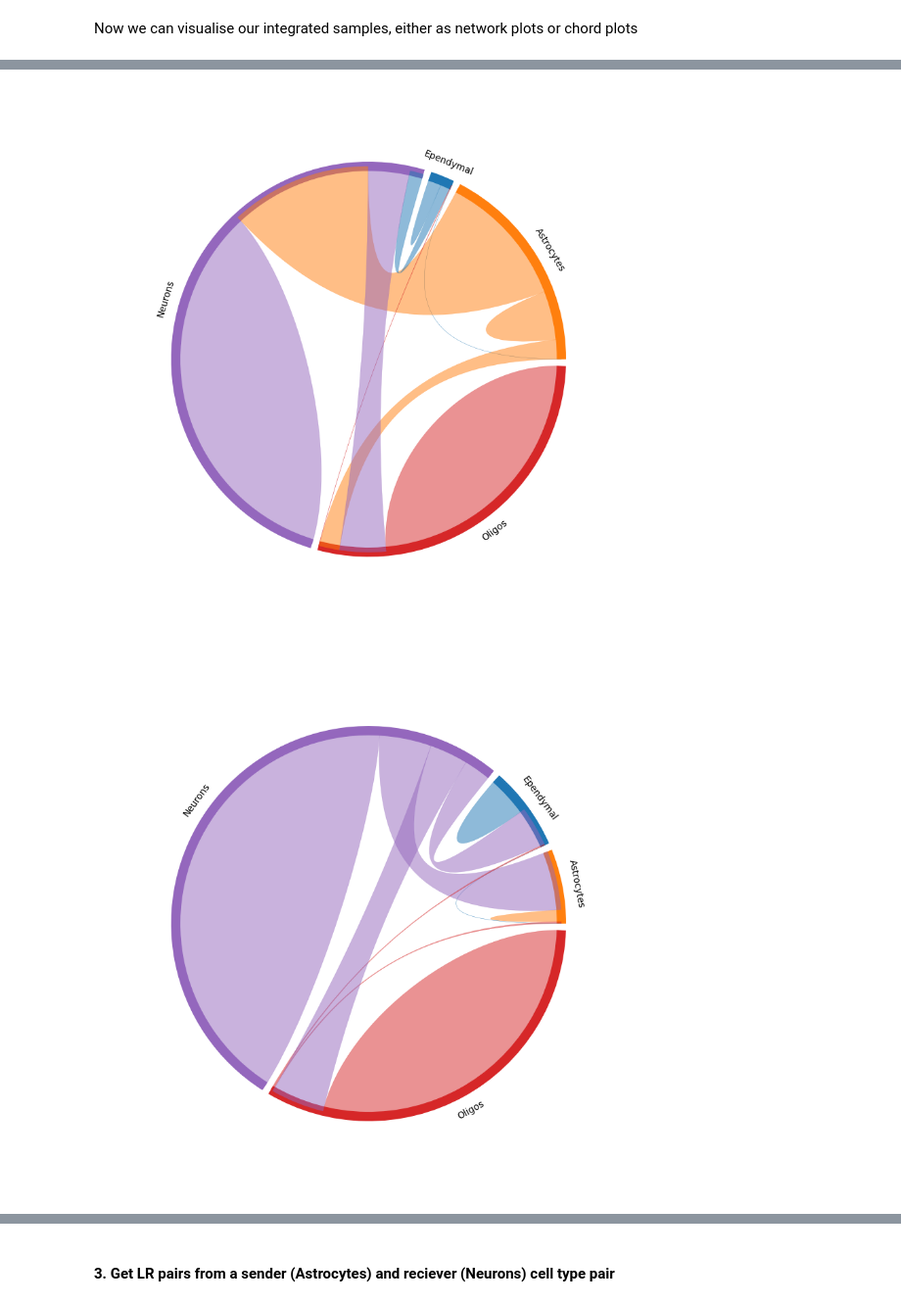
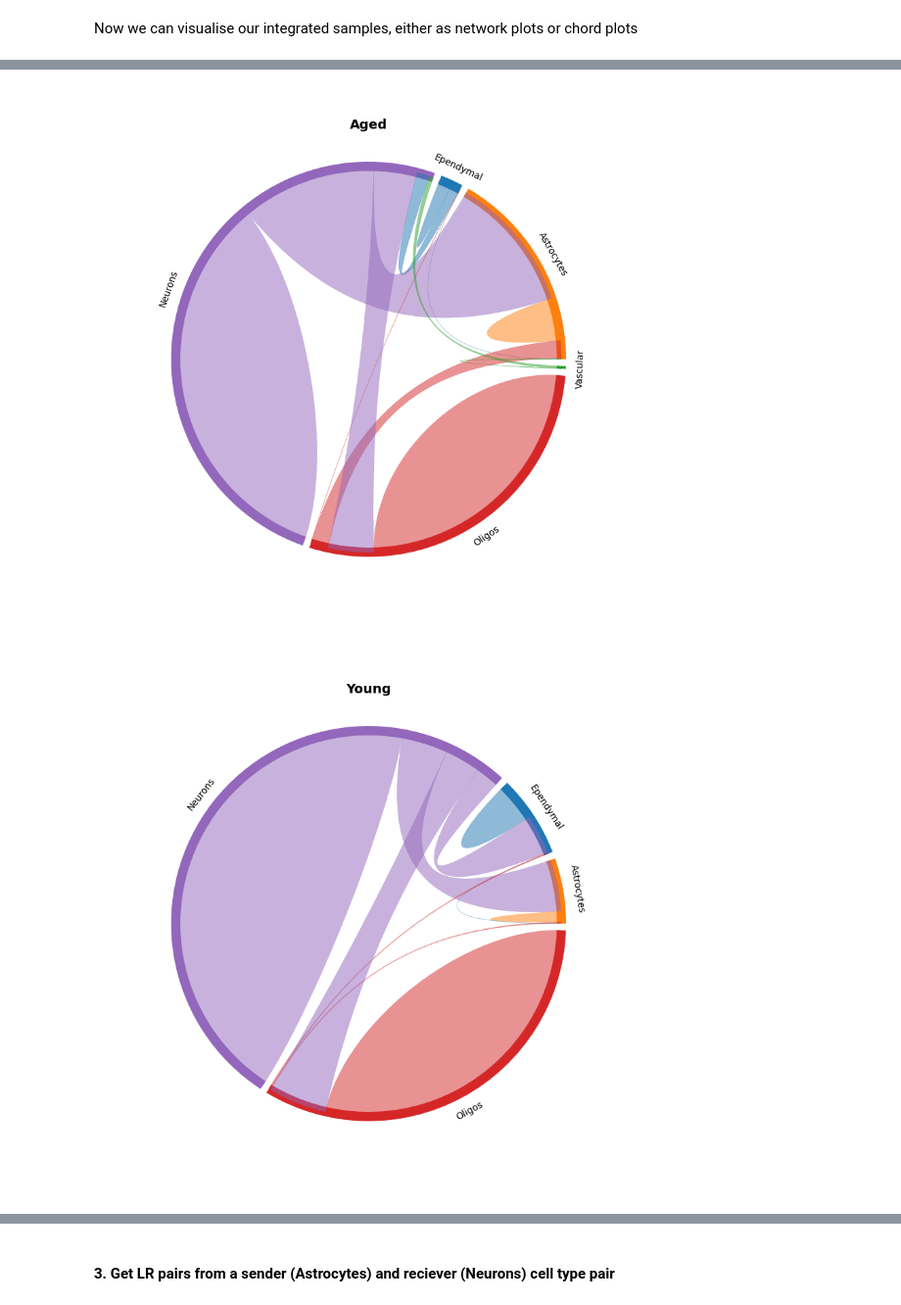
Before and after one commit to GenomicsMachineLearning/MMCCI, a Jupyter notebook: examples/brain_aging_example.ipynb, the cells around one changed output, grey strips where cells are left out. Shown at 98% size. Saved outputs shown, nothing was run; the diff lists cells and outputs as text; code cells hidden in the pictures.

```diff
--- a/examples/brain_aging_example.ipynb
+++ b/examples/brain_aging_example.ipynb
@@ -44 +38,14 @@ colors = {
+# %%
+# These colours will be used for plotting later
+
+colors = {
+    'Ependymal': '#1f77b4',
+    'Astrocytes': '#ff7f0e',
+    'Vascular': '#2ca02c',
+    'Oligos': '#d62728',
+    'Neurons': '#9467bd',
+    'Microglia': '#8c564b',
+    'Immune': '#e377c2',
+    'PeripheralGlia': '#7f7f7f'
+    }
 # %% [markdown]
@@ -71,0 +80,5 @@ brain_young_tech2_integrated_filtered = mmcci.it.remove_insignificant(brain_youn
+# %%
+aged_visium = aged_visium.filter_by_p_vals().calc_overall(assay='filtered')
+young_visium = young_visium.filter_by_p_vals().calc_overall(assay='filtered')
+aged_stomics = aged_stomics.filter_by_p_vals().calc_overall(assay='filtered')
+young_stomics = young_stomics.filter_by_p_vals().calc_overall(assay='filtered')
@@ -90,2 +100,20 @@ young_integrated_filtered = mmcci.it.remove_insignificant(young_integrated, youn
+# %%
+# calculate scale factors between the two platforms
+aged_scale_factors = mmcci.it.calc_scale_factors([aged_visium, aged_stomics], assay='raw')
+young_scale_factors = mmcci.it.calc_scale_factors([young_visium, young_stomics], assay='raw')
+
+# scale the data using the calculated scale factors
+aged_visium = aged_visium.scale(aged_scale_factors['visium'], assay='raw')
+young_visium = young_visium.scale(young_scale_factors['visium'], assay='raw')
+aged_stomics = aged_stomics.scale(aged_scale_factors['stomics'], assay='raw')
+young_stomics = young_stomics.scale(young_scale_factors['stomics'], assay='raw')
+
+# integrate the scaled data
+aged = mmcci.it.lr_integration([aged_visium, aged_stomics], method=">50%", strict=True, assay="scaled", metadata={'age': 'aged'})
+young = mmcci.it.lr_integration([young_visium, young_stomics], method=">50%", strict=True, assay="scaled", metadata={'age': 'young'})
+# %%
+# filter and calculate overall scores
+aged = aged.filter_by_p_vals().calc_overall(assay='filtered')
+young = young.filter_by_p_vals().calc_overall(assay='filtered')
 # %% [markdown]
 Now we can visualise our integrated samples, either as network plots or chord plots
@@ -102,10 +127,10 @@ mmcci.plt.network_plot(young_overall, node_size=2500, edge_weight=50, figsize=(8
 # %%
 # Chord plots
-mmcci.plt.chord_plot(aged_overall, colors=colors)
-mmcci.plt.chord_plot(young_overall, colors=colors)
+mmcci.plt.chord_plot(aged.assays['filtered']['overall'], colors=colors, title='Aged')
+mmcci.plt.chord_plot(young.assays['filtered']['overall'], colors=colors, title='Young')
 # %% [output]
-[figure, old version]
+[figure, new version]
-[figure, old version]
+[figure, new version]
 # %% [markdown]
 ## **Analysis**
 
```
Also changed, not shown: parts of 45 cells of this notebook, 31 other files.
